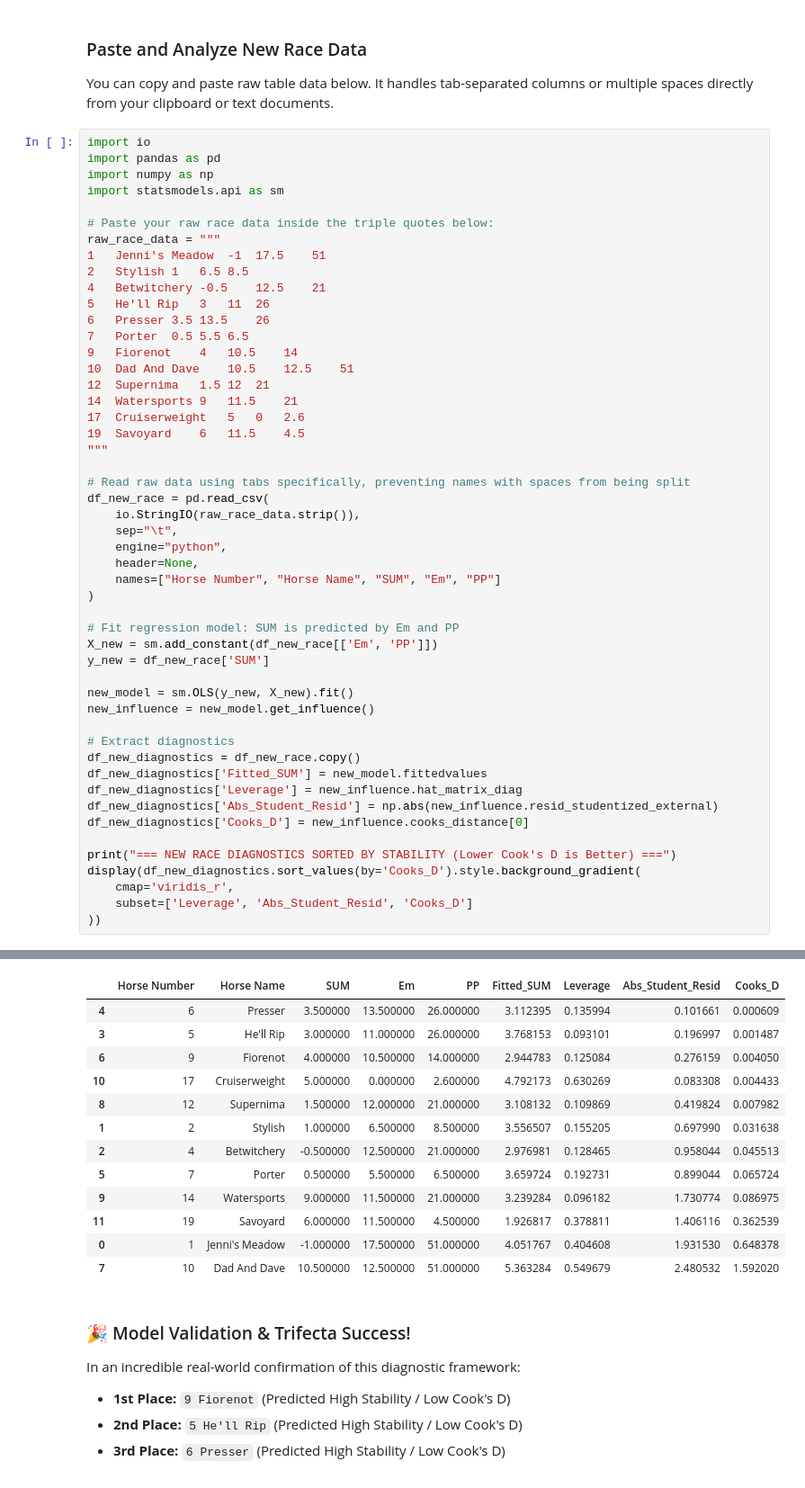
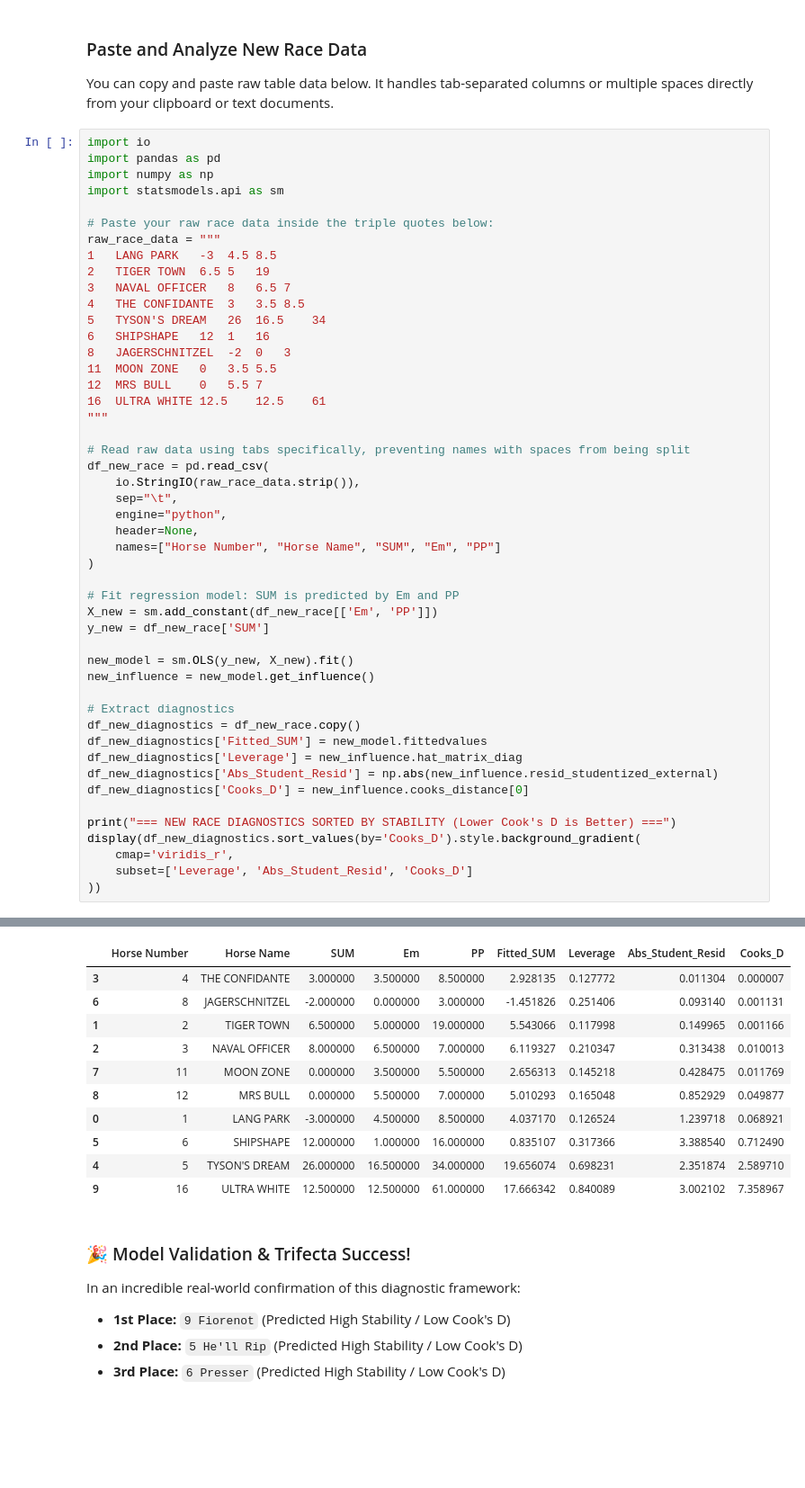
Before and after one commit to davesagit123/blank-app, a Jupyter notebook: LEVERAGE,_OUTLIERS,_&amp;_INFLUENTIAL_POINTS.ipynb, the cells around one changed output, grey strips where cells are left out. Shown at 90% size. Cells and saved outputs as stored; diff of their text form; blank space fills up the shorter version.

```diff
--- a/LEVERAGE,_OUTLIERS,_&amp;_INFLUENTIAL_POINTS.ipynb
+++ b/LEVERAGE,_OUTLIERS,_&amp;_INFLUENTIAL_POINTS.ipynb
@@ -286,63 +286,59 @@ import statsmodels.api as sm
 
 # Paste your raw race data inside the triple quotes below:
 raw_race_data = """
-1	Jenni's Meadow	-1	17.5	51
-2	Stylish	1	6.5	8.5
-4	Betwitchery	-0.5	12.5	21
-5	He'll Rip	3	11	26
-6	Presser	3.5	13.5	26
-7	Porter	0.5	5.5	6.5
-9	Fiorenot	4	10.5	14
-10	Dad And Dave	10.5	12.5	51
-12	Supernima	1.5	12	21
-14	Watersports	9	11.5	21
-17	Cruiserweight	5	0	2.6
-19	Savoyard	6	11.5	4.5
+1	LANG PARK	-3	4.5	8.5
+2	TIGER TOWN	6.5	5	19
+3	NAVAL OFFICER	8	6.5	7
+4	THE CONFIDANTE	3	3.5	8.5
+5	TYSON'S DREAM	26	16.5	34
+6	SHIPSHAPE	12	1	16
+8	JAGERSCHNITZEL	-2	0	3
+11	MOON ZONE	0	3.5	5.5
+12	MRS BULL	0	5.5	7
+16	ULTRA WHITE	12.5	12.5	61
 """
 
 # Read raw data using tabs specifically, preventing names with spaces from being split
 df_new_race = pd.read_csv(
     io.StringIO(raw_race_data.strip()),
     sep="\t",
     engine="python",
     header=None,
     names=["Horse Number", "Horse Name", "SUM", "Em", "PP"]
 )
 
 # Fit regression model: SUM is predicted by Em and PP
 X_new = sm.add_constant(df_new_race[['Em', 'PP']])
 y_new = df_new_race['SUM']
 
 new_model = sm.OLS(y_new, X_new).fit()
 new_influence = new_model.get_influence()
 
 # Extract diagnostics
 df_new_diagnostics = df_new_race.copy()
 df_new_diagnostics['Fitted_SUM'] = new_model.fittedvalues
 df_new_diagnostics['Leverage'] = new_influence.hat_matrix_diag
 df_new_diagnostics['Abs_Student_Resid'] = np.abs(new_influence.resid_studentized_external)
 df_new_diagnostics['Cooks_D'] = new_influence.cooks_distance[0]
 
 print("=== NEW RACE DIAGNOSTICS SORTED BY STABILITY (Lower Cook's D is Better) ===")
 display(df_new_diagnostics.sort_values(by='Cooks_D').style.background_gradient(
     cmap='viridis_r',
     subset=['Leverage', 'Abs_Student_Resid', 'Cooks_D']
 ))
 # %% [output]
 === NEW RACE DIAGNOSTICS SORTED BY STABILITY (Lower Cook's D is Better) ===
 |  | Horse Number | Horse Name | SUM | Em | PP | Fitted_SUM | Leverage | Abs_Student_Resid | Cooks_D |
-| 4 | 6 | Presser | 3.500000 | 13.500000 | 26.000000 | 3.112395 | 0.135994 | 0.101661 | 0.000609 |
-| 3 | 5 | He'll Rip | 3.000000 | 11.000000 | 26.000000 | 3.768153 | 0.093101 | 0.196997 | 0.001487 |
-| 6 | 9 | Fiorenot | 4.000000 | 10.500000 | 14.000000 | 2.944783 | 0.125084 | 0.276159 | 0.004050 |
-| 10 | 17 | Cruiserweight | 5.000000 | 0.000000 | 2.600000 | 4.792173 | 0.630269 | 0.083308 | 0.004433 |
-| 8 | 12 | Supernima | 1.500000 | 12.000000 | 21.000000 | 3.108132 | 0.109869 | 0.419824 | 0.007982 |
-| 1 | 2 | Stylish | 1.000000 | 6.500000 | 8.500000 | 3.556507 | 0.155205 | 0.697990 | 0.031638 |
-| 2 | 4 | Betwitchery | -0.500000 | 12.500000 | 21.000000 | 2.976981 | 0.128465 | 0.958044 | 0.045513 |
-| 5 | 7 | Porter | 0.500000 | 5.500000 | 6.500000 | 3.659724 | 0.192731 | 0.899044 | 0.065724 |
-| 9 | 14 | Watersports | 9.000000 | 11.500000 | 21.000000 | 3.239284 | 0.096182 | 1.730774 | 0.086975 |
-| 11 | 19 | Savoyard | 6.000000 | 11.500000 | 4.500000 | 1.926817 | 0.378811 | 1.406116 | 0.362539 |
-| 0 | 1 | Jenni's Meadow | -1.000000 | 17.500000 | 51.000000 | 4.051767 | 0.404608 | 1.931530 | 0.648378 |
-| 7 | 10 | Dad And Dave | 10.500000 | 12.500000 | 51.000000 | 5.363284 | 0.549679 | 2.480532 | 1.592020 |
+| 3 | 4 | THE CONFIDANTE | 3.000000 | 3.500000 | 8.500000 | 2.928135 | 0.127772 | 0.011304 | 0.000007 |
+| 6 | 8 | JAGERSCHNITZEL | -2.000000 | 0.000000 | 3.000000 | -1.451826 | 0.251406 | 0.093140 | 0.001131 |
+| 1 | 2 | TIGER TOWN | 6.500000 | 5.000000 | 19.000000 | 5.543066 | 0.117998 | 0.149965 | 0.001166 |
+| 2 | 3 | NAVAL OFFICER | 8.000000 | 6.500000 | 7.000000 | 6.119327 | 0.210347 | 0.313438 | 0.010013 |
+| 7 | 11 | MOON ZONE | 0.000000 | 3.500000 | 5.500000 | 2.656313 | 0.145218 | 0.428475 | 0.011769 |
+| 8 | 12 | MRS BULL | 0.000000 | 5.500000 | 7.000000 | 5.010293 | 0.165048 | 0.852929 | 0.049877 |
+| 0 | 1 | LANG PARK | -3.000000 | 4.500000 | 8.500000 | 4.037170 | 0.126524 | 1.239718 | 0.068921 |
+| 5 | 6 | SHIPSHAPE | 12.000000 | 1.000000 | 16.000000 | 0.835107 | 0.317366 | 3.388540 | 0.712490 |
+| 4 | 5 | TYSON'S DREAM | 26.000000 | 16.500000 | 34.000000 | 19.656074 | 0.698231 | 2.351874 | 2.589710 |
+| 9 | 16 | ULTRA WHITE | 12.500000 | 12.500000 | 61.000000 | 17.666342 | 0.840089 | 3.002102 | 7.358967 |
 # %% [markdown]
 ### 🎉 Model Validation & Trifecta Success!
 
```
Also changed, not shown: parts of 5 cells of this notebook.
